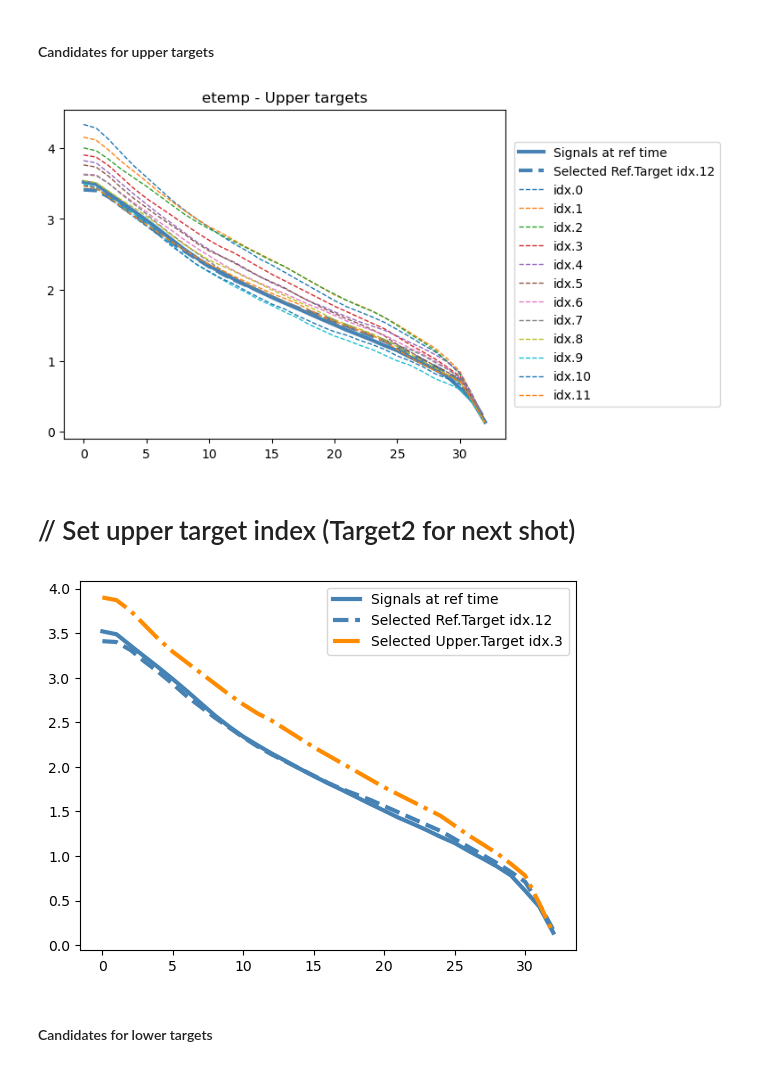
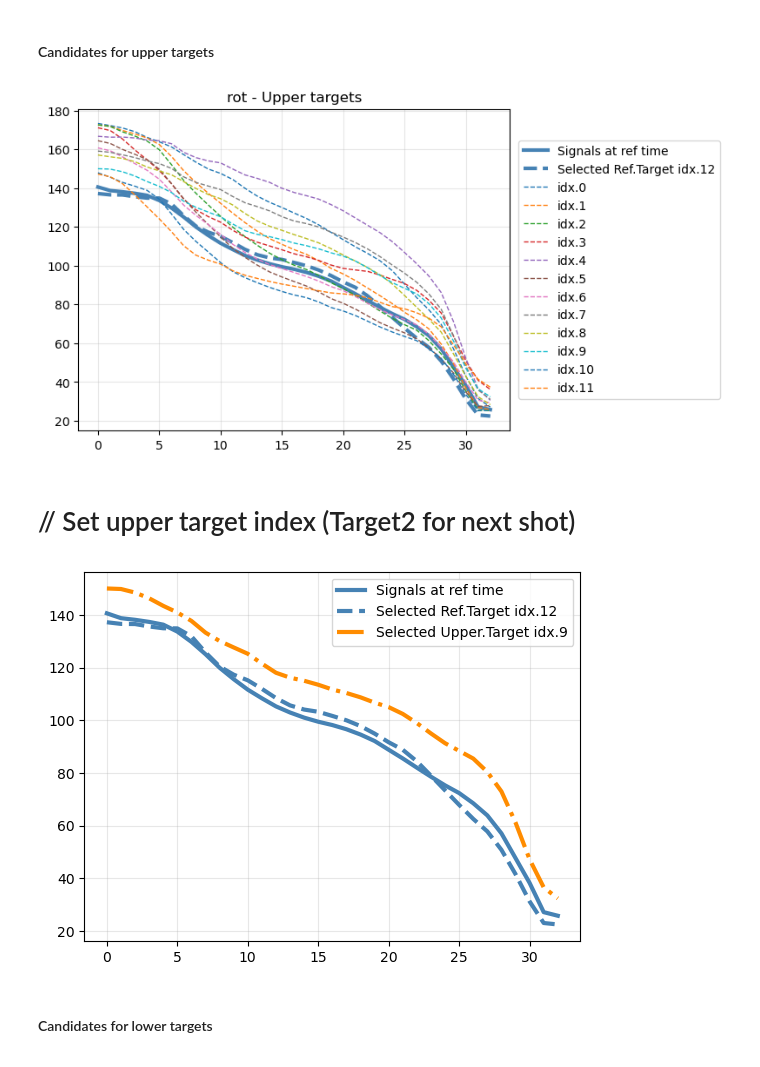
Before and after one commit to rohit-sonker/rl_prof_control_exp, a Jupyter notebook: real-time_analysis_and_target_selection.ipynb, the cells around one changed output. Cells and saved outputs as stored; diff of their text form; code cells hidden in the pictures.

```diff
--- a/real-time_analysis_and_target_selection.ipynb
+++ b/real-time_analysis_and_target_selection.ipynb
@@ -11,9 +11,12 @@ Warning:
 # %% [markdown]
 #### Load pre-defined targets
 # %%
+import os
 from pathlib import Path
 
-base = Path("/home/hux/rl_prof_control_exp/jan_26_exp/selected_targets")
+# os.environ["HOME"]
+
+base = Path(os.path.join(os.environ["HOME"], "rl_prof_control_exp/jan_26_exp/selected_targets"))
 num_total_targets = 20
 
 rot_rows = []
@@ -187,9 +190,9 @@ def convert_profiles_101_to_33(profiles_101):
 #### Step 1. Performance analysis
 # // Set meta parameters
 # %%
-shot = 203018
-prof_type = 'etemp'  # ['rot', 'dens', 'pres', 'etemp']
-selected_target_idxs = [10, 5, 15]  # idices of selected targets
+shot = 203022
+prof_type = 'rot'  # ['rot', 'dens', 'pres', 'etemp']
+selected_target_idxs = [12, 17, 12]  # idices of selected targets
 targets_set_time = [2000, 3000, 4000, 5000]  # [start flattop time/target1 start_t, target2 start_t, target3 start_t, end flattop time]
 rad_idxs_to_analyze = [0, 5, 10, 15, 20, 25, 30]  # radius positions to examine
 # %%
@@ -254,6 +257,12 @@ rot_profiles_33 = convert_profiles_101_to_33(rot_profiles)
 pres_profiles_33 = convert_profiles_101_to_33(pres_profiles)
 etemp_profiles_33 = convert_profiles_101_to_33(etemp_profiles)
 
+#smoothening with low-pass filter
+rot_profiles_33 = apply_lp_filter(rot_profiles_33, dt=20.0, tau=50.0)
+dens_profiles_33 = apply_lp_filter(dens_profiles_33, dt=20.0, tau=50.0)
+pres_profiles_33 = apply_lp_filter(pres_profiles_33, dt=20.0, tau=50.0)
+etemp_profiles_33 = apply_lp_filter(etemp_profiles_33, dt=20.0, tau=50.0)
+
 dens_profiles_33.shape, rot_profiles_33.shape, pres_profiles_33.shape, etemp_profiles_33.shape
 
 if prof_type == 'rot':
@@ -297,7 +306,7 @@ plt.show()
 # %% [markdown]
 # // Set reference time and num candidates to visualize
 # %%
-ref_time = 2100
+ref_time = 1800
 # %% [markdown]
 #### Step 3. Targets selection
 # %%
@@ -332,13 +341,14 @@ selected_ref_target_idx = 12
 # %%
 plt.plot(prof33_at_ref_time, label='Signals at ref time', linewidth=3, color='steelblue')
 plt.plot(all_targets[selected_ref_target_idx, :], label=f'Selected Ref.Target idx.{selected_ref_target_idx}', linestyle='--', linewidth=3, color='steelblue')
 for i in range(selected_ref_target_idx):
     plt.plot(all_targets[i, :], linestyle='--', linewidth=1, label=f'idx.{i}')
 plt.title(f'{prof_type} - Upper targets')
 plt.legend(loc="center left", bbox_to_anchor=(1.02, 0.5), borderaxespad=0)
+plt.grid(alpha=0.3)
 plt.show()
 # %% [output]
-[figure, old version]
+[figure, new version]
 # %% [markdown]
 # // Set upper target index (Target2 for next shot)
 # %%
@@ -348,9 +358,10 @@ plt.plot(prof33_at_ref_time, label='Signals at ref time', linewidth=3, color='st
 plt.plot(all_targets[selected_ref_target_idx, :], label=f'Selected Ref.Target idx.{selected_ref_target_idx}', linestyle='--', linewidth=3, color='steelblue')
 plt.plot(all_targets[selected_upper_target_idx, :], label=f'Selected Upper.Target idx.{selected_upper_target_idx}', linestyle='-.', linewidth=3, color='darkorange')
 plt.legend()
+plt.grid(alpha=0.3)
 plt.show()
 # %% [output]
-[figure, old version]
+[figure, new version]
 # %% [markdown]
 #### Candidates for lower targets
 # %%
```
Also changed, not shown: parts of 10 cells of this notebook, 3 other files.
